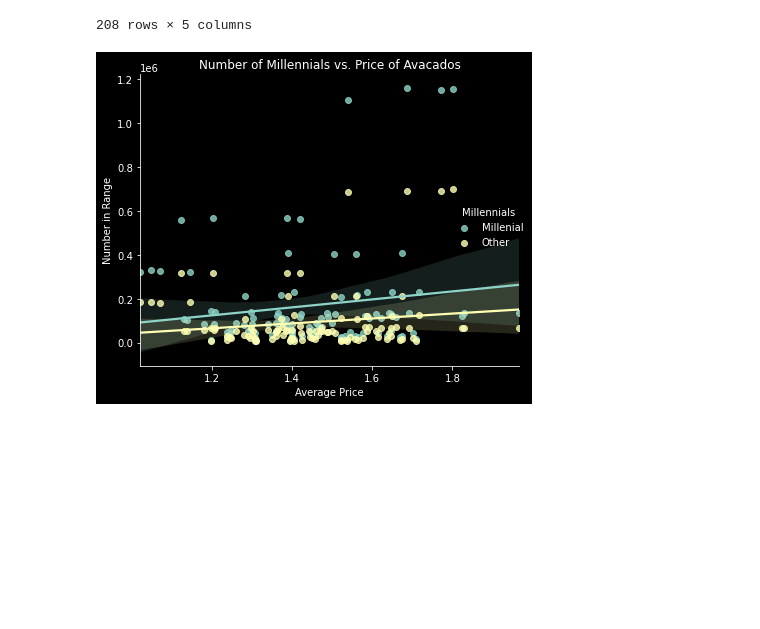
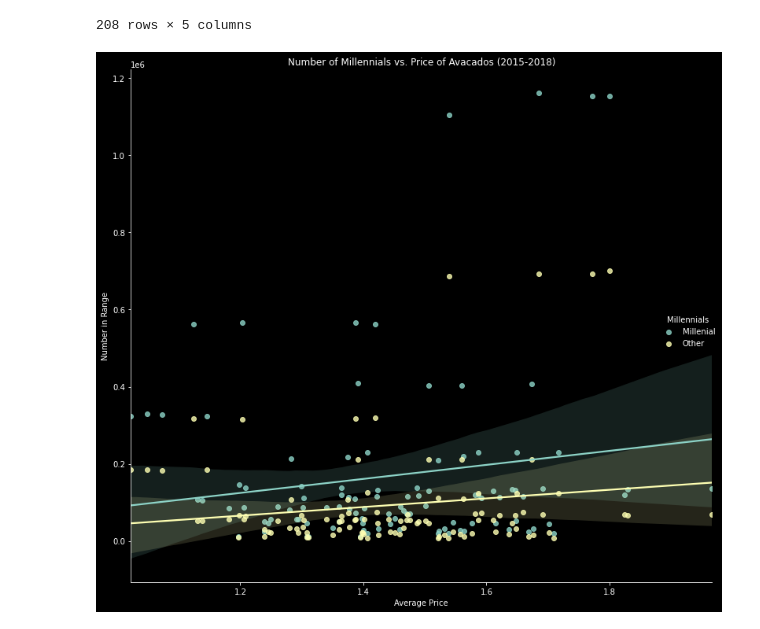
Before and after one commit to lauragtz/project_one, a Jupyter notebook: Avacado_Analysis_JK.ipynb, the cells around one changed output. Saved outputs shown, nothing was run; the diff lists cells and outputs as text; code cells hidden in the pictures; blank space fills up the shorter version.

```diff
--- a/Avacado_Analysis_JK.ipynb
+++ b/Avacado_Analysis_JK.ipynb
@@ -47,0 +46,6 @@ plt.hist(income_data['Median Income'])
+# %%
+#look at distribution of income data
+plt.rcParams['figure.figsize']=(5,5)
+plt.hist(income_data['Median Income'])
+plt.title('Income Data Distribution')
+plt.show()
@@ -179,5 +258,6 @@ age_groupby
 # %%
-plt.rcParams['figure.figsize']=(20,16)
+#percentages of age of millenials per city visual
+plt.rcParams['figure.figsize']=(20,10)
 
 fig2, (ax1, ax2, ax3, ax4) = plt.subplots(4, sharex=True)
 ax1.bar(age_groupby['City'],age_groupby['2015 Millennials'], color = '#9CC890' )
@@ -262,8 +360,9 @@ avacado_vs_age
 | 207 | Tampa, FL | 2018 | Other | 31337.444444 | 1.290889 |
 208 rows × 5 columns
 # %%
-sns.lmplot('Average Price', 'Number in Range', data=avacado_vs_age, hue='Millennials')
-plt.title("Number of Millennials vs. Price of Avacados")
+#plot for avocado vs age
+sns.lmplot('Average Price', 'Number in Range', data=avacado_vs_age, hue='Millennials', size=10)
+plt.title("Number of Millennials vs. Price of Avacados (2015-2018)")
 plt.tight_layout()
 # %% [output]
-[figure, old version]
+[figure, new version]
```
Also changed, not shown: parts of 24 cells of this notebook, 1 other file.
